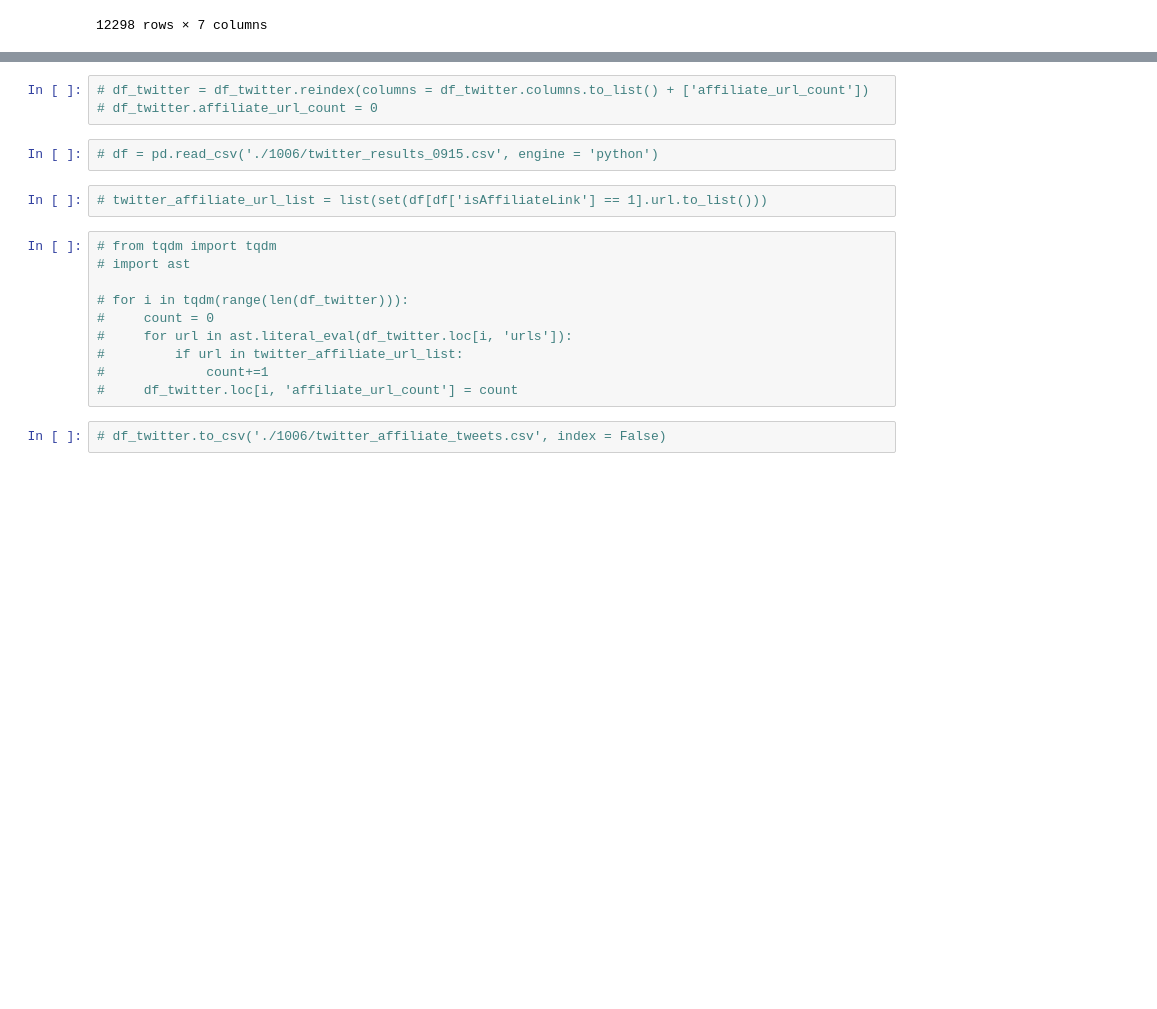
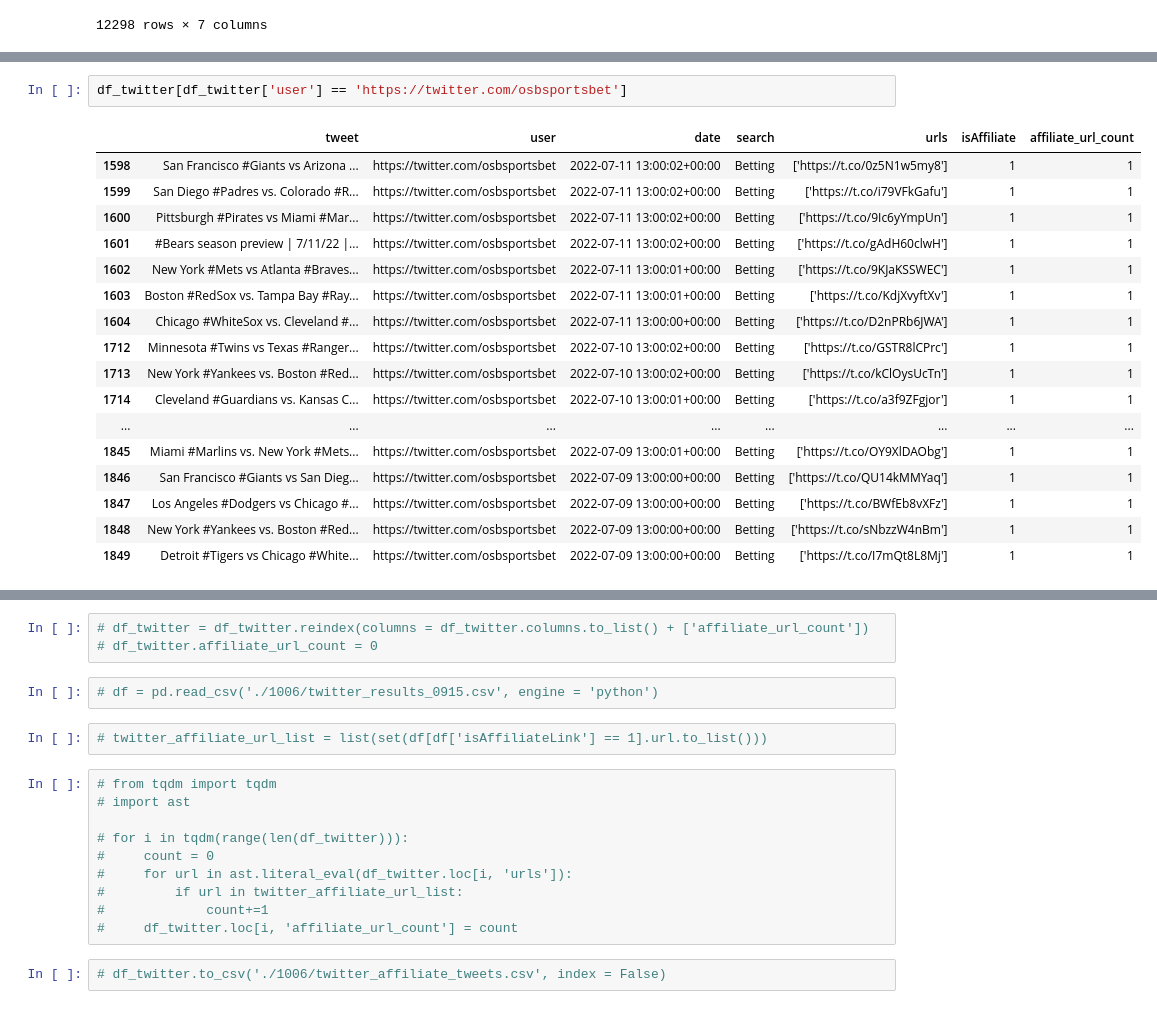
Before and after one commit to suniven/affiliate-offer-analysis, a Jupyter notebook: twitter_user_behavior.ipynb, the cells around one changed output, grey strips where cells are left out. Saved outputs shown, nothing was run; the diff lists cells and outputs as text; blank space fills up the shorter version.

```diff
--- a/twitter_user_behavior.ipynb
+++ b/twitter_user_behavior.ipynb
@@ -26,0 +168,20 @@ df_twitter
+# %%
+df_twitter[df_twitter['user'] == 'https://twitter.com/osbsportsbet']
+# %% [output]
+|  | tweet | user | date | search | urls | isAffiliate | affiliate_url_count |
+| 1598 | San Francisco #Giants vs Arizona ... | https://twitter.com/osbsportsbet | 2022-07-11 13:00:02+00:00 | Betting | ['https://t.co/0z5N1w5my8'] | 1 | 1 |
+| 1599 | San Diego #Padres vs. Colorado #R... | https://twitter.com/osbsportsbet | 2022-07-11 13:00:02+00:00 | Betting | ['https://t.co/i79VFkGafu'] | 1 | 1 |
+| 1600 | Pittsburgh #Pirates vs Miami #Mar... | https://twitter.com/osbsportsbet | 2022-07-11 13:00:02+00:00 | Betting | ['https://t.co/9Ic6yYmpUn'] | 1 | 1 |
+| 1601 | #Bears season preview | 7/11/22 |... | https://twitter.com/osbsportsbet | 2022-07-11 13:00:02+00:00 | Betting | ['https://t.co/gAdH60clwH'] | 1 | 1 |
+| 1602 | New York #Mets vs Atlanta #Braves... | https://twitter.com/osbsportsbet | 2022-07-11 13:00:01+00:00 | Betting | ['https://t.co/9KJaKSSWEC'] | 1 | 1 |
+| 1603 | Boston #RedSox vs. Tampa Bay #Ray... | https://twitter.com/osbsportsbet | 2022-07-11 13:00:01+00:00 | Betting | ['https://t.co/KdjXvyftXv'] | 1 | 1 |
+| 1604 | Chicago #WhiteSox vs. Cleveland #... | https://twitter.com/osbsportsbet | 2022-07-11 13:00:00+00:00 | Betting | ['https://t.co/D2nPRb6JWA'] | 1 | 1 |
+| 1712 | Minnesota #Twins vs Texas #Ranger... | https://twitter.com/osbsportsbet | 2022-07-10 13:00:02+00:00 | Betting | ['https://t.co/GSTR8lCPrc'] | 1 | 1 |
+| 1713 | New York #Yankees vs. Boston #Red... | https://twitter.com/osbsportsbet | 2022-07-10 13:00:02+00:00 | Betting | ['https://t.co/kClOysUcTn'] | 1 | 1 |
+| 1714 | Cleveland #Guardians vs. Kansas C... | https://twitter.com/osbsportsbet | 2022-07-10 13:00:01+00:00 | Betting | ['https://t.co/a3f9ZFgjor'] | 1 | 1 |
+| ... | ... | ... | ... | ... | ... | ... | ... |
+| 1845 | Miami #Marlins vs. New York #Mets... | https://twitter.com/osbsportsbet | 2022-07-09 13:00:01+00:00 | Betting | ['https://t.co/OY9XlDAObg'] | 1 | 1 |
+| 1846 | San Francisco #Giants vs San Dieg... | https://twitter.com/osbsportsbet | 2022-07-09 13:00:00+00:00 | Betting | ['https://t.co/QU14kMMYaq'] | 1 | 1 |
+| 1847 | Los Angeles #Dodgers vs Chicago #... | https://twitter.com/osbsportsbet | 2022-07-09 13:00:00+00:00 | Betting | ['https://t.co/BWfEb8vXFz'] | 1 | 1 |
+| 1848 | New York #Yankees vs. Boston #Red... | https://twitter.com/osbsportsbet | 2022-07-09 13:00:00+00:00 | Betting | ['https://t.co/sNbzzW4nBm'] | 1 | 1 |
+| 1849 | Detroit #Tigers vs Chicago #White... | https://twitter.com/osbsportsbet | 2022-07-09 13:00:00+00:00 | Betting | ['https://t.co/I7mQt8L8Mj'] | 1 | 1 |
```
Also changed, not shown: parts of 23 cells of this notebook, 5 other files.
